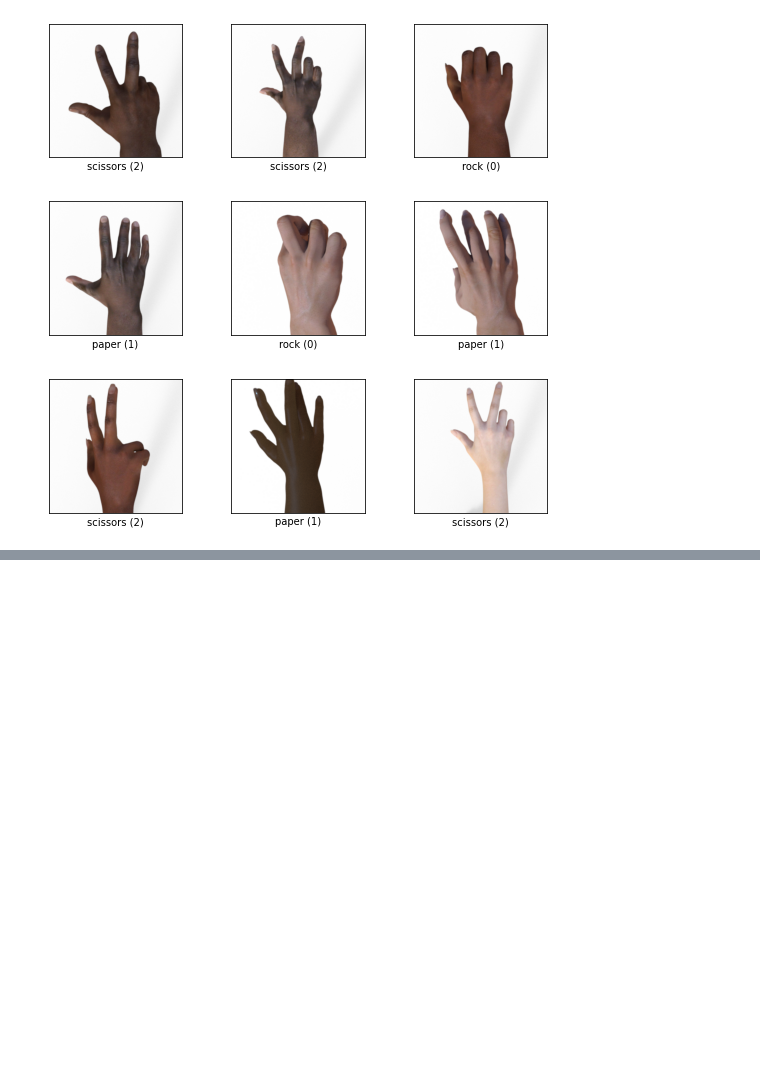
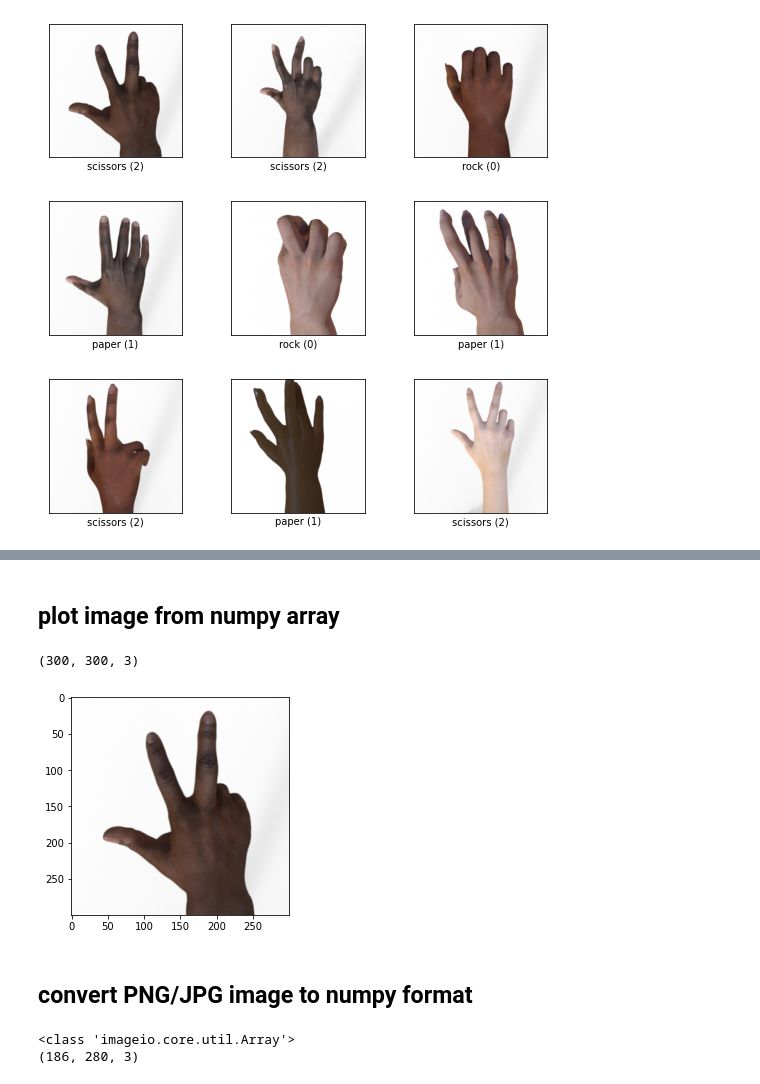
Before and after one commit to LiTaokui/TensorFlow-EXAMPLE, a Jupyter notebook: Example02.ipynb, the cells around one changed output, grey strips where cells are left out. Cells and saved outputs as stored; diff of their text form; code cells hidden in the pictures; blank space fills up the shorter version.

```diff
--- a/Example02.ipynb
+++ b/Example02.ipynb
@@ -70,0 +421,25 @@ The old signature is deprecated and will be removed. Please change your call to
+# %% [markdown]
+## plot image from numpy array
+# %%
+rgb_images = np.array([example['image'].numpy() for example in ds_train.take(1)])
+rgb_image = rgb_images[0]
+plt.imshow(rgb_image)
+rgb_image.shape
+# %% [output]
+(300, 300, 3)
+[figure, added]
+# %% [markdown]
+## convert PNG/JPG image to numpy format
+# %%
+import imageio
+
+im = imageio.imread('https://upload.wikimedia.org/wikipedia/commons/thumb/8/84/Massachusetts_State_House_-_panoramio_%281%29.jpg/280px-Massachusetts_State_House_-_panoramio_%281%29.jpg')
+
+print(type(im))
+
+im_np = np.asarray(im)
+
+print(im_np.shape)
+# %% [output]
+<class 'imageio.core.util.Array'>
+(186, 280, 3)
```
Also changed, not shown: parts of 35 cells of this notebook.
